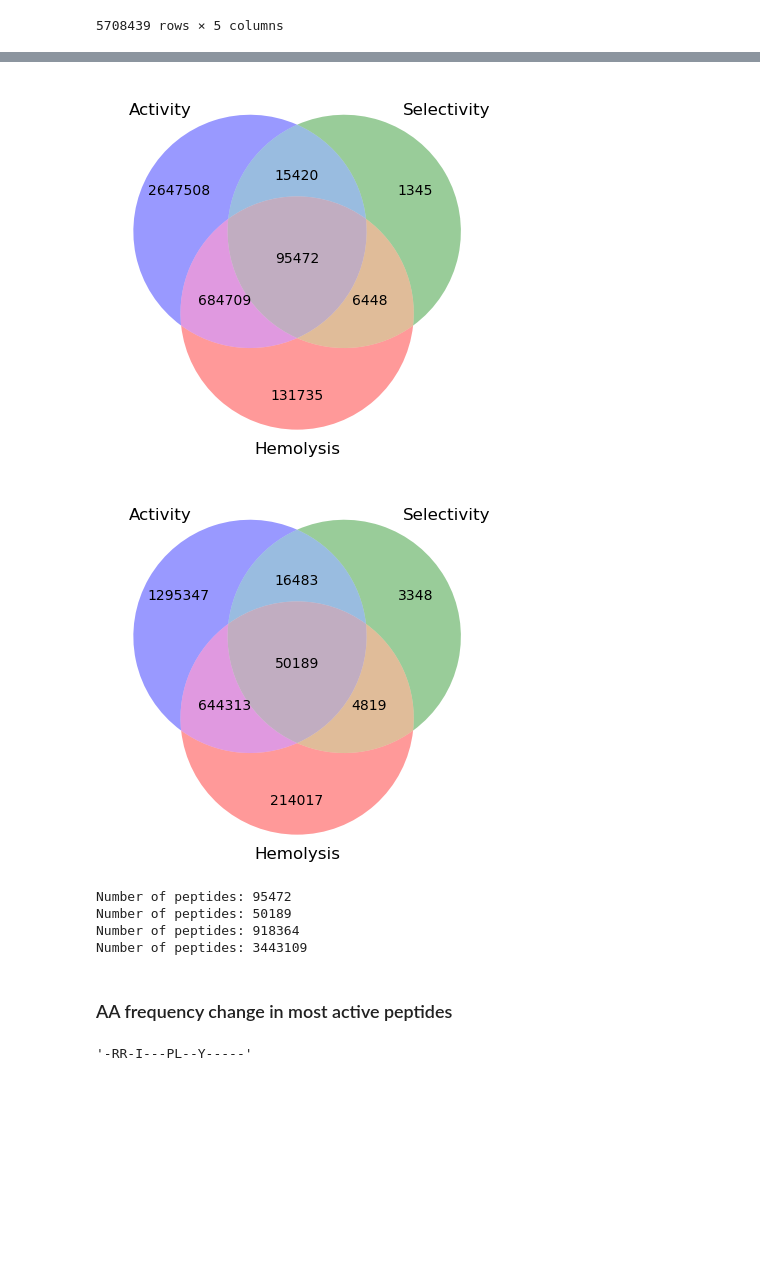
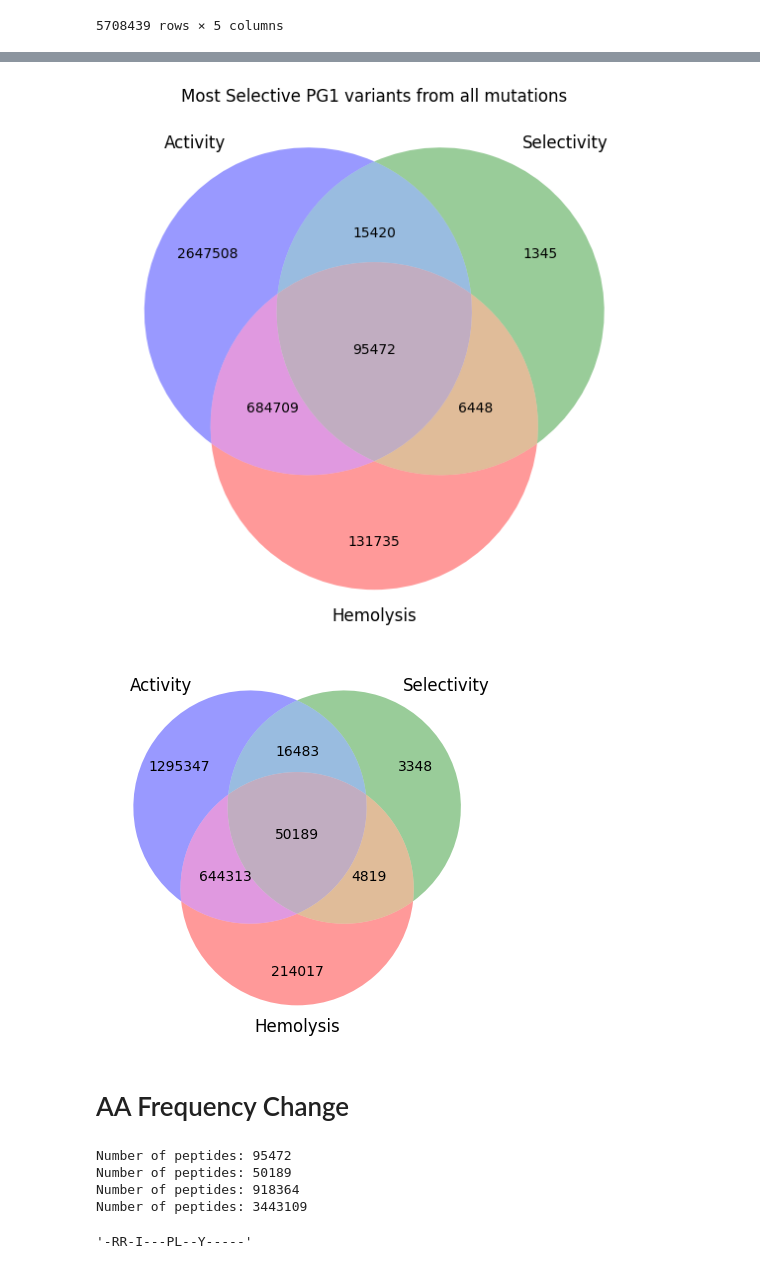
Before and after one commit to ziul-bio/DMS_ML_AMP, a Jupyter notebook: 07_AMP_predictions_v01.2.ipynb, the cells around one changed output, grey strips where cells are left out. Drawn from its saved outputs; the diff is of its cells as text; code cells hidden in the pictures; blank space fills up the shorter version.

Commit message:
add predictions

```diff
--- a/07_AMP_predictions_v01.2.ipynb
+++ b/07_AMP_predictions_v01.2.ipynb
@@ -630,0 +557,4 @@ data.to_csv('results/predictions_MIC_SEL_HEMO_models_PG1_1-3mut_v01.2.csv.gz', i
+# %%
+## lOAD the file
+data = pd.read_csv('results/predictions_MIC_SEL_HEMO_models_PG1_1-3mut_v01.2.csv.gz', compression='gzip')
+data
@@ -631,17 +575,18 @@ data.to_csv('results/predictions_MIC_SEL_HEMO_models_PG1_1-3mut_v01.2.csv.gz', i
 # %%
 #Define the sets as lists of elements
 set1 = set(data.query('MBC_8_prob == 100')['ID'].values)
 set2 = set(data.query('selectivity_pred < 0.5')['ID'].values)
 set3 = set(data.query('hemolysis_pred <= 2')['ID'].values)
 
 
 # Create the Venn diagram
+plt.figure(figsize=(7,7))
+plt.title('Most Selective PG1 variants from all mutations')
 venn3_unweighted([set1, set2, set3], set_labels=('Activity', 'Selectivity', 'Hemolysis'), set_colors=('b', 'g', 'r'))
-#plt.savefig('results/MBC_HEMO_SEL_all_mutations_venn3_predictions_most_active.png')
-
+plt.savefig('results/v01.2/venn3_predictions_all_mutations_most_active.png')
 plt.show()
 # %% [output]
-[figure, old version]
+[figure, new version]
 # %%
 #Define the sets as lists of elements
 set1 = set(data.query('MBC_8_prob == 0')['ID'].values)
@@ -656,5 +601,7 @@ venn3_unweighted([set1, set2, set3], set_labels=('Activity', 'Selectivity', 'Hem
 
 plt.show()
 # %% [output]
-[figure, old version]
+[figure, new version]
+# %% [markdown]
+# AA Frequency Change
 # %%
@@ -678,8 +627,6 @@ Number of peptides: 95472
 Number of peptides: 50189
 Number of peptides: 918364
 Number of peptides: 3443109
-# %% [markdown]
-### AA frequency change in most active peptides
 # %%
 # def to find the differences between the residues
 idx = "RRRRICYCPLRFYVCVGR"
```
Also changed, not shown: parts of 54 cells of this notebook.
